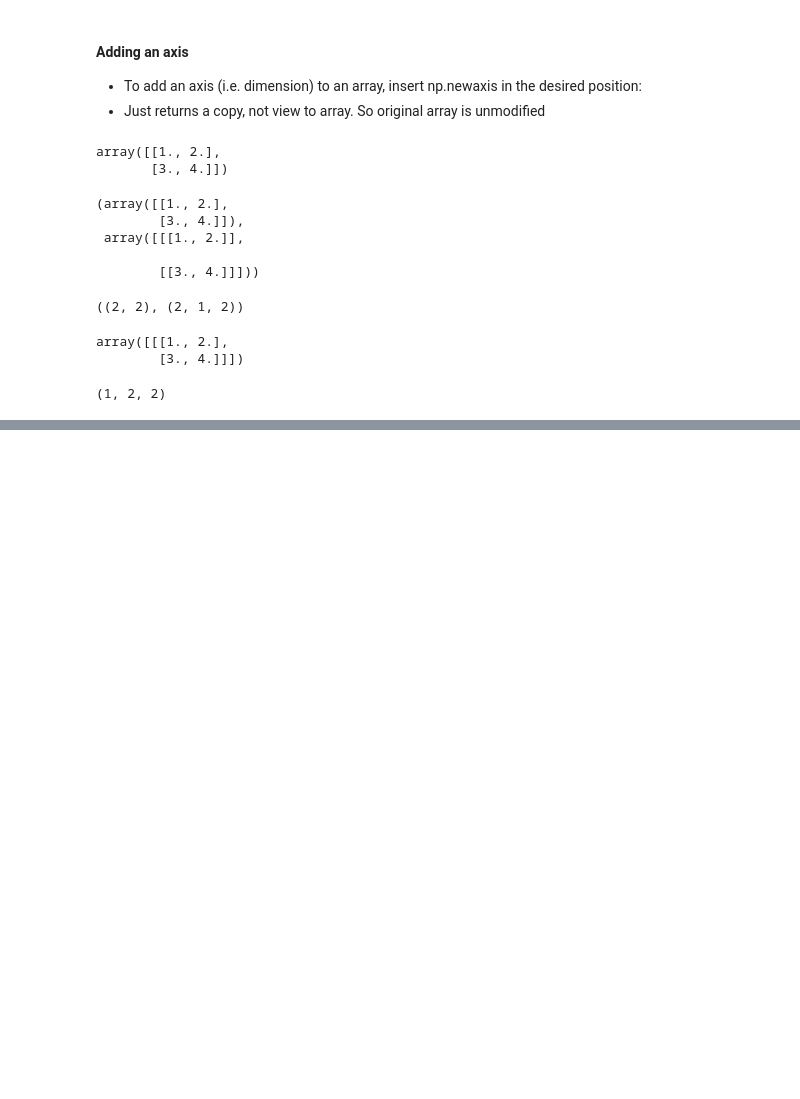
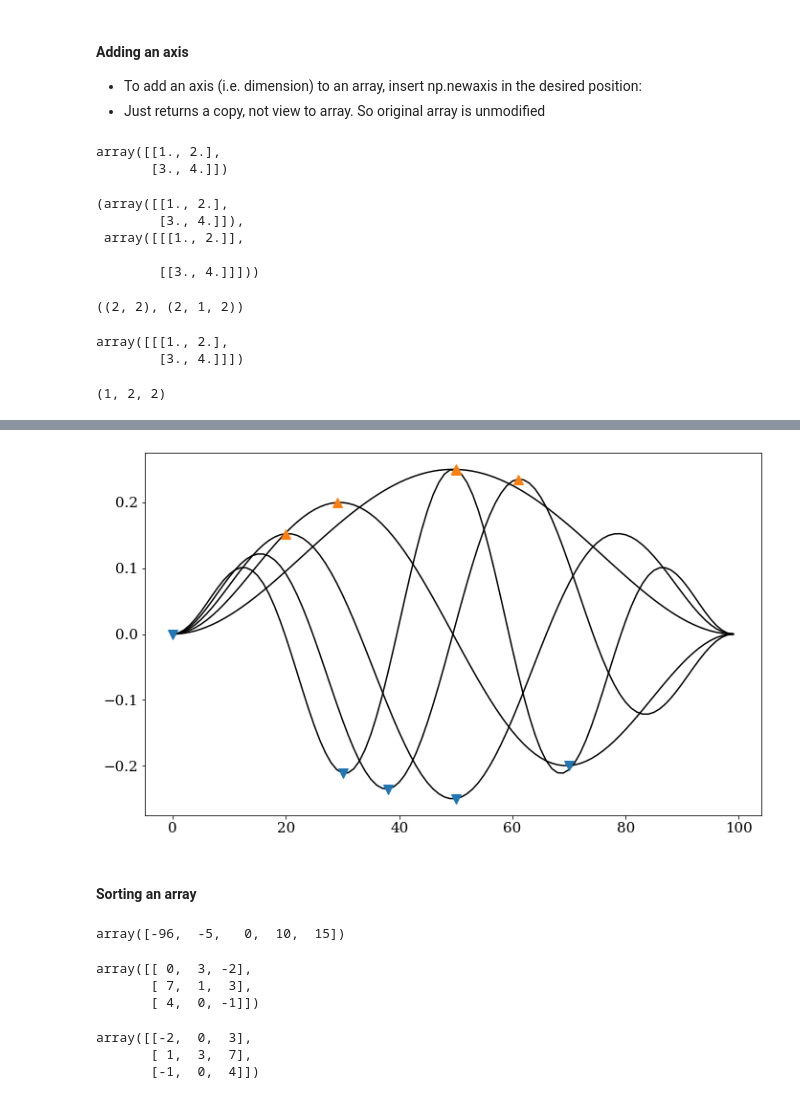
Before and after one commit to Ashim-Paudel/NumPy-Learning, a Jupyter notebook: NumPy.ipynb, the cells around one changed output, grey strips where cells are left out. Saved outputs shown, nothing was run; the diff lists cells and outputs as text; code cells hidden in the pictures; blank space fills up the shorter version.

```diff
--- a/NumPy.ipynb
+++ b/NumPy.ipynb
@@ -720,0 +899,22 @@ c.shape
+# %%
+L = 1
+x = np.linspace(0,L,100)
+n = np.arange(1,6)
+arr = np.zeros(100*5).reshape(100,5)
+for i,xv in enumerate(x):
+    for j,nv in enumerate(n):
+        lam_n = 2*L/nv
+        arr[i][j] = xv*(L-xv) * np.sin(2*np.pi * xv/lam_n)
+
+
+fig, ax = plt.subplots(figsize=(10,6), tight_layout=True)
+ax.plot(arr, c='k') #plots different columns for different rows
+a_min = arr.argmin(axis=0)
+a_max = arr.argmax(axis=0)
+ax.plot(a_min, arr[a_min, np.arange(5)], "v", markersize=10)
+ax.plot(a_max, arr[a_max, np.arange(5)], "^", markersize=10)
+plt.show()
+# %% [output]
+[figure, added]
+# %% [markdown]
+#### Sorting an array
@@ -720,0 +923,19 @@ c.shape
+# %%
+a.sort()
+a
+# %% [output]
+array([-96,  -5,   0,  10,  15])
+# %%
+ b = np.array ([[0 , 3, -2], [7, 1, 3], [4, 0, -1]])
+b
+# %% [output]
+array([[ 0,  3, -2],
+       [ 7,  1,  3],
+       [ 4,  0, -1]])
+# %%
+b.sort()
+b #sorts each rows
+# %% [output]
+array([[-2,  0,  3],
+       [ 1,  3,  7],
+       [-1,  0,  4]])
```
Also changed, not shown: parts of 45 cells of this notebook.
